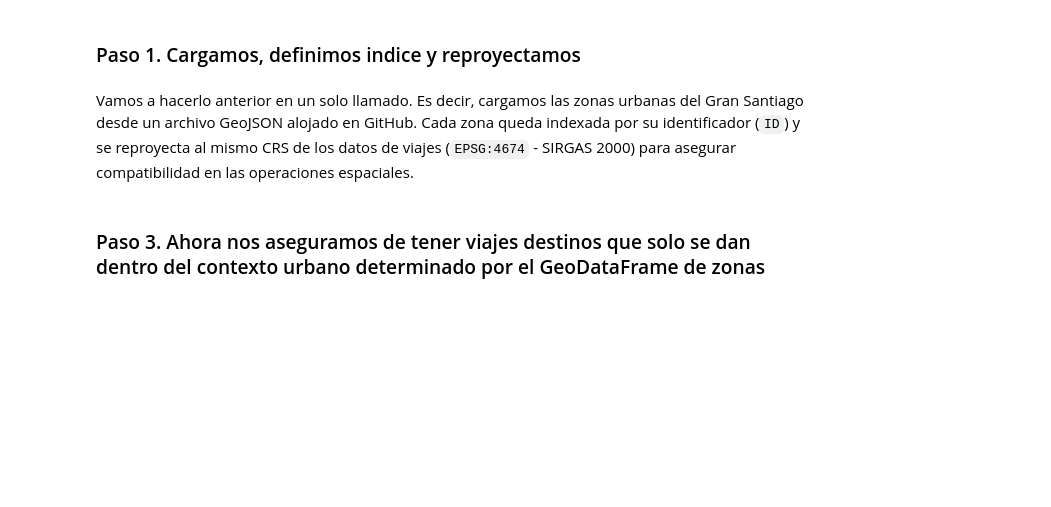
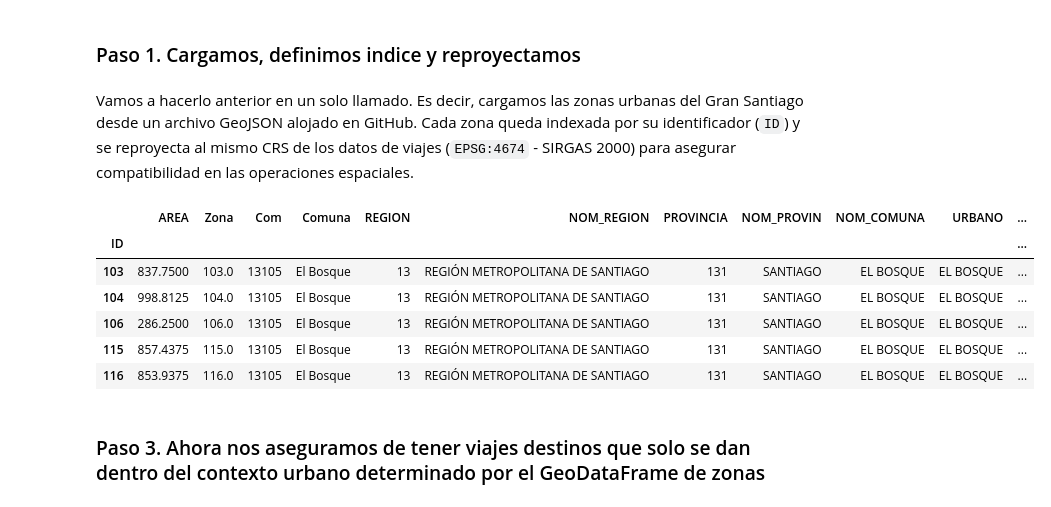
Before and after one commit to daniopitz/geodata, a Jupyter notebook: 00_introduccion.ipynb, the cells around one changed output. Drawn from its saved outputs; the diff is of its cells as text; code cells hidden in the pictures; blank space fills up the shorter version.

```diff
--- a/00_introduccion.ipynb
+++ b/00_introduccion.ipynb
@@ -234,10 +276,18 @@ Vamos a hacerlo anterior en un solo llamado. Es decir, cargamos las zonas urbana
 # %%
 zones = (
     gpd.read_file("https://github.com/daniopitz/visualizacion/raw/main/clases_practicas/data/processed/scl_zonas_urbanas.json")
     .set_index("ID")
-    .to_crs(destinos_viajes_shp.crs)
+    .to_crs(destinos_4674.crs)
 )
 zones.head()
+# %% [output]
+|  | AREA | Zona | Com | Comuna | REGION | NOM_REGION | PROVINCIA | NOM_PROVIN | NOM_COMUNA | URBANO | ... |
+| ID |  |  |  |  |  |  |  |  |  |  | ... |
+| 103 | 837.7500 | 103.0 | 13105 | El Bosque | 13 | REGIÓN METROPOLITANA DE SANTIAGO | 131 | SANTIAGO | EL BOSQUE | EL BOSQUE | ... |
+| 104 | 998.8125 | 104.0 | 13105 | El Bosque | 13 | REGIÓN METROPOLITANA DE SANTIAGO | 131 | SANTIAGO | EL BOSQUE | EL BOSQUE | ... |
+| 106 | 286.2500 | 106.0 | 13105 | El Bosque | 13 | REGIÓN METROPOLITANA DE SANTIAGO | 131 | SANTIAGO | EL BOSQUE | EL BOSQUE | ... |
+| 115 | 857.4375 | 115.0 | 13105 | El Bosque | 13 | REGIÓN METROPOLITANA DE SANTIAGO | 131 | SANTIAGO | EL BOSQUE | EL BOSQUE | ... |
+| 116 | 853.9375 | 116.0 | 13105 | El Bosque | 13 | REGIÓN METROPOLITANA DE SANTIAGO | 131 | SANTIAGO | EL BOSQUE | EL BOSQUE | ... |
 # %% [markdown]
 ### Paso 3. Ahora nos aseguramos de tener viajes destinos que solo se dan dentro del contexto urbano determinado por el GeoDataFrame de zonas
 # %%
```
Also changed, not shown: parts of 17 cells of this notebook.
